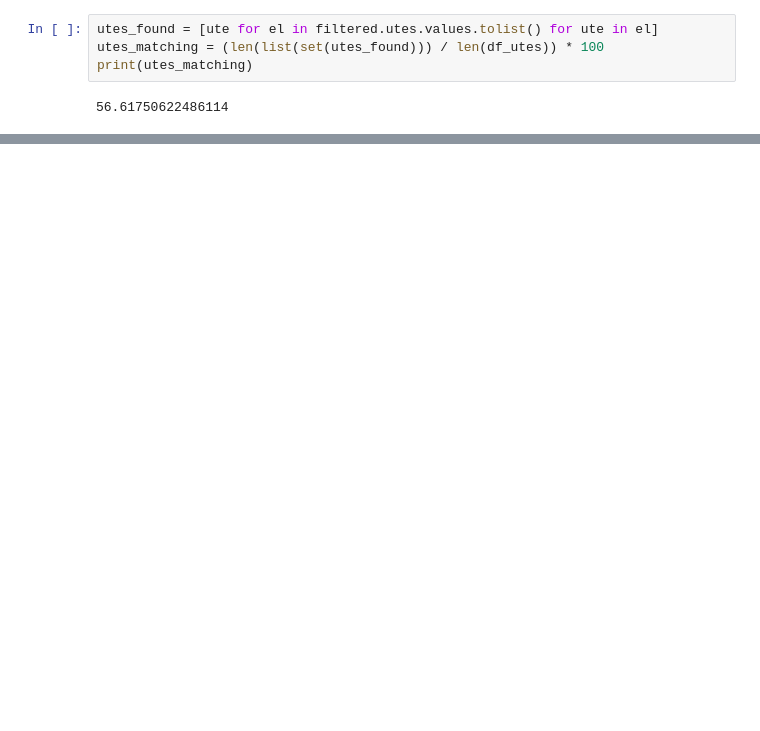
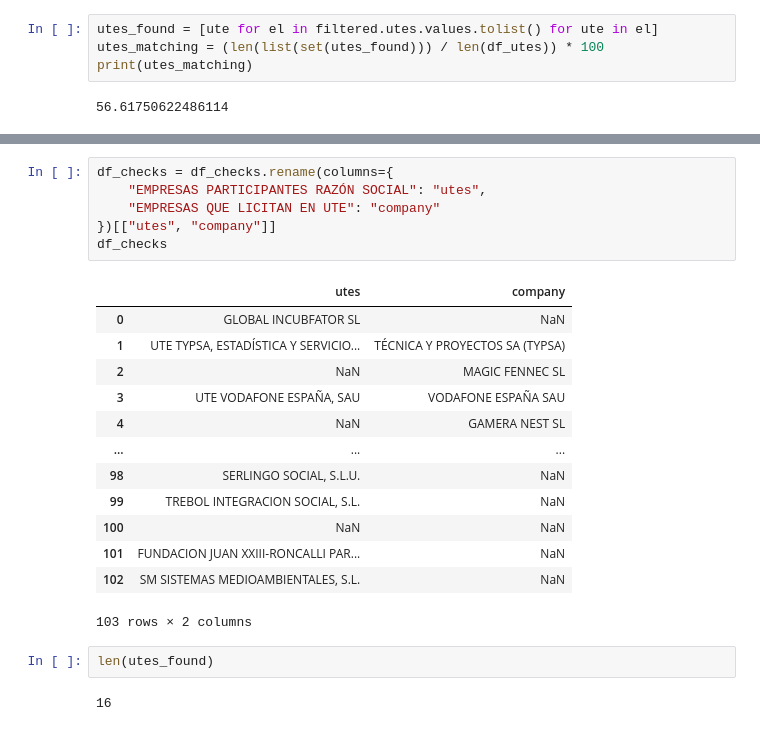
Before and after one commit to nextprocurement/NP-Company-Process, a Jupyter notebook: ute_resolver/testing.ipynb, the cells around one changed output, grey strips where cells are left out. Cells and saved outputs as stored; diff of their text form; blank space fills up the shorter version.

```diff
--- a/ute_resolver/testing.ipynb
+++ b/ute_resolver/testing.ipynb
@@ -515,0 +541,24 @@ with pd.option_context('display.max_rows', None,
+# %%
+df_checks = df_checks.rename(columns={
+    "EMPRESAS PARTICIPANTES RAZÓN SOCIAL": "utes",
+    "EMPRESAS QUE LICITAN EN UTE": "company"
+})[["utes", "company"]]
+df_checks
+# %% [output]
+|  | utes | company |
+| 0 | GLOBAL INCUBFATOR SL | NaN |
+| 1 | UTE TYPSA, ESTADÍSTICA Y SERVICIO... | TÉCNICA Y PROYECTOS SA (TYPSA) |
+| 2 | NaN | MAGIC FENNEC SL |
+| 3 | UTE VODAFONE ESPAÑA, SAU | VODAFONE ESPAÑA SAU |
+| 4 | NaN | GAMERA NEST SL |
+| ... | ... | ... |
+| 98 | SERLINGO SOCIAL, S.L.U. | NaN |
+| 99 | TREBOL INTEGRACION SOCIAL, S.L. | NaN |
+| 100 | NaN | NaN |
+| 101 | FUNDACION JUAN XXIII-RONCALLI PAR... | NaN |
+| 102 | SM SISTEMAS MEDIOAMBIENTALES, S.L. | NaN |
+103 rows × 2 columns
+# %%
+len(utes_found)
+# %% [output]
+16
```
Also changed, not shown: parts of 13 cells of this notebook, 3 other files.
